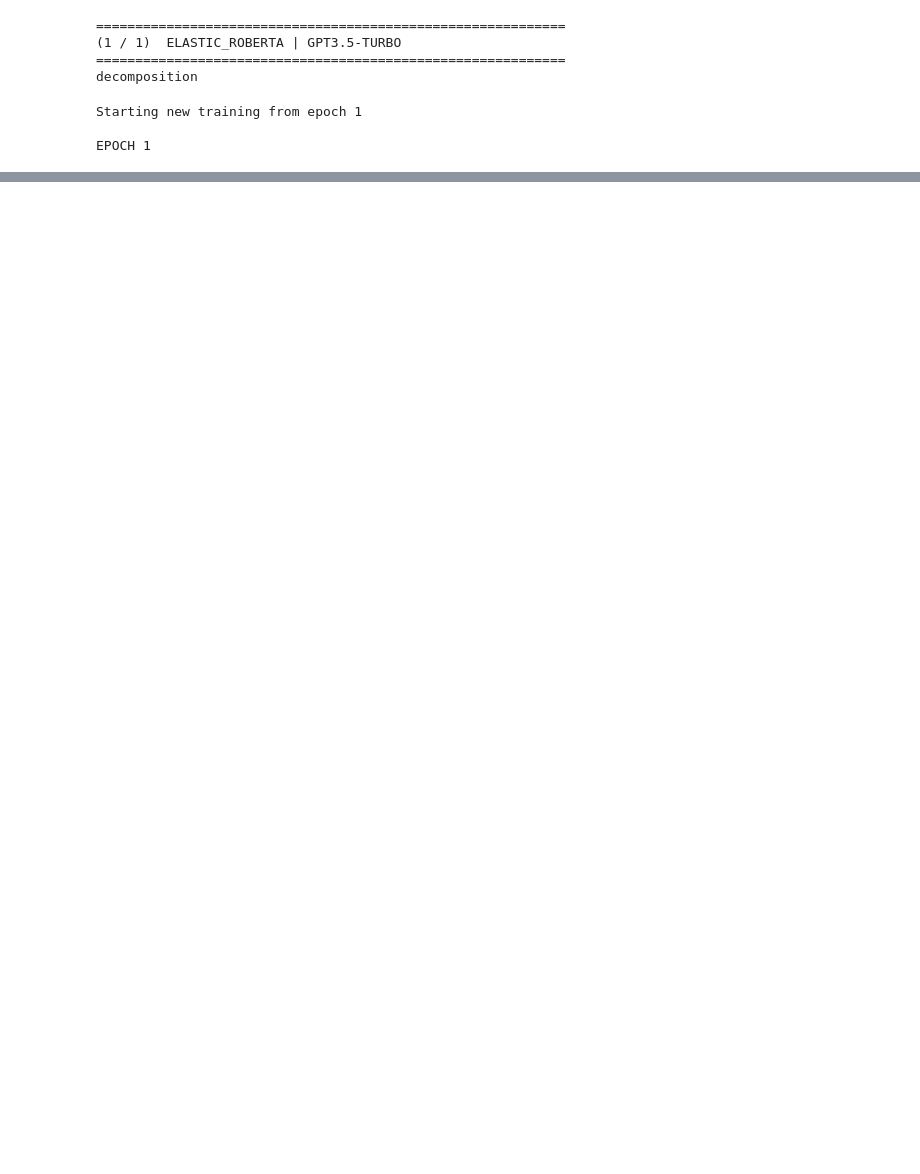
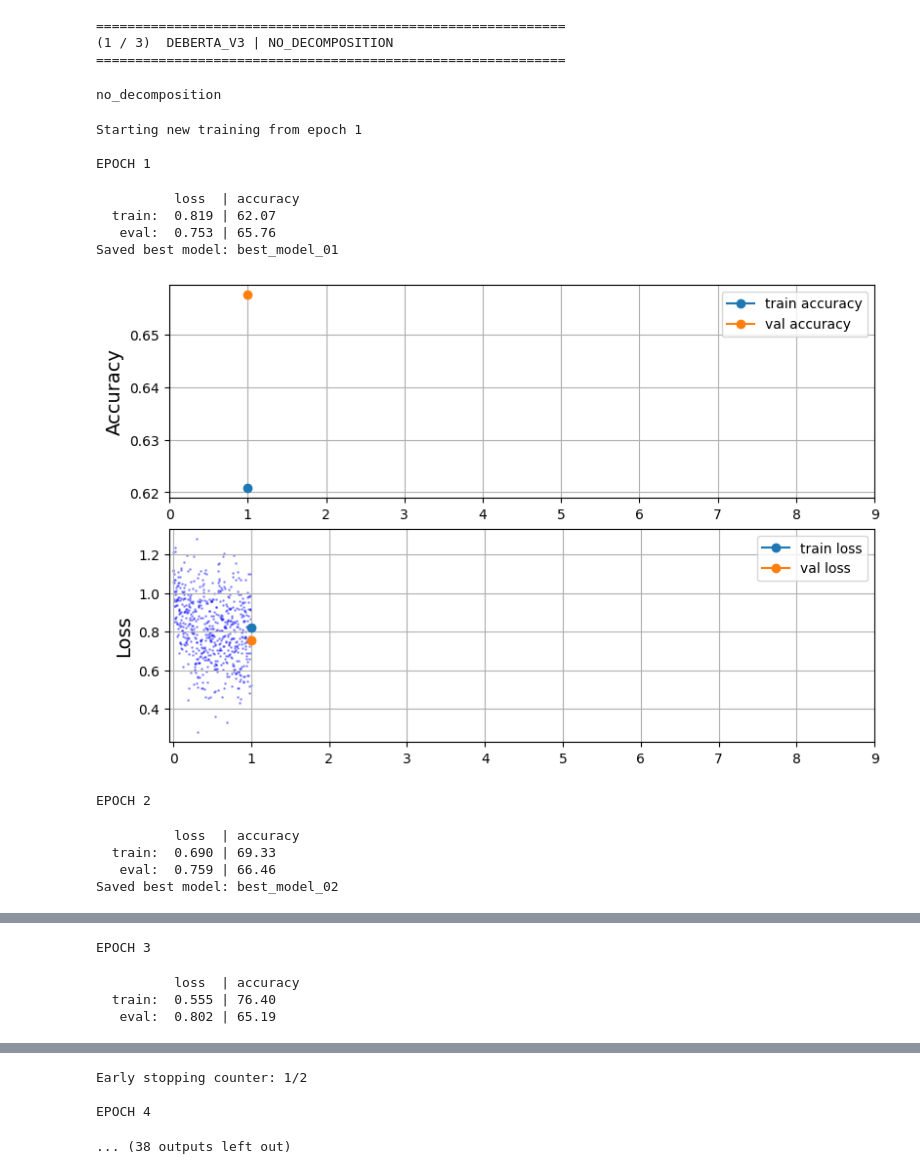
Before and after one commit to sgol13/tudelft-nlp-fact-checking, a Jupyter notebook: notebooks/train_all.ipynb, the cells around one changed output, grey strips where cells are left out. Drawn from its saved outputs; the diff is of its cells as text; code cells hidden in the pictures; blank space fills up the shorter version.

```diff
--- a/notebooks/train_all.ipynb
+++ b/notebooks/train_all.ipynb
@@ -64,7 +69,9 @@ CUDA: 1, use NVIDIA A100-SXM4-40GB
 %autoreload
 
 config = [
-    (ELASTIC_ROBERTA_CONFIG, GPT3_5_TURBO),
+    (DEBERTA_V3_CONFIG, NO_DECOMPOSITION),
+    (DEBERTA_V3_CONFIG, GPT3_5_TURBO),
+    (DEBERTA_V3_CONFIG, FLANT5),
 ]
 
 print(len(config))
@@ -89,37 +98,47 @@ for i, (model_config, decomposition) in enumerate(config):
     train_claims = read_data(data_path(decomposition, 'train'))[:DATA_LIMIT]
     val_claims = read_data(data_path(decomposition, 'val'))[:DATA_LIMIT]
     test_claims = read_data(data_path(decomposition, 'test'))[:DATA_LIMIT]
 
     data_processor = QuantempProcessor(tokenizer_type(), decomposition=decomposition)
     train_dataset = data_processor.transform(train_claims)
     val_dataset = data_processor.transform(val_claims)
     test_dataset = data_processor.transform(test_claims)
 
     model = model_type().to(device)
 
     training = ClassificationTraining(
         model_name=f"{model_name}_{decomposition}",
         train_dataset=train_dataset,
         val_dataset=val_dataset,
         model=model,
         optimizer=torch.optim.AdamW(model.parameters(), lr=2e-5, eps=1e-8),
         loss_function=nn.CrossEntropyLoss(),
         batch_size=16,
         device=device,
-        random_state=50
+        random_state=49
     )
 
     training.start_new_training()
-    training.train(epochs=20, patience=3)
+    training.train(epochs=20, patience=2)
     training.evaluate_best_model(test_claims, test_dataset)
 
     t1 = time()
     print(f"Time: {(t1 - t0) / 60:.2f} min")
 # %% [output]
 ============================================================
-(1 / 1)  ELASTIC_ROBERTA | GPT3.5-TURBO
+(1 / 3)  DEBERTA_V3 | NO_DECOMPOSITION
 ============================================================
-decomposition
-Starting new training from epoch 1
-
-EPOCH 1
+no_decomposition
+Starting new training from epoch 1
+
+EPOCH 1
+          loss  | accuracy
+  train:  0.819 | 62.07
+   eval:  0.753 | 65.76
+Saved best model: best_model_01
+[figure, added]
+EPOCH 2
+          loss  | accuracy
+  train:  0.690 | 69.33
+   eval:  0.759 | 66.46
+Saved best model: best_model_02
@@ -125,0 +146,4 @@ EPOCH 1
+EPOCH 3
+          loss  | accuracy
+  train:  0.555 | 76.40
+   eval:  0.802 | 65.19
@@ -125,0 +151,4 @@ EPOCH 1
+Early stopping counter: 1/2
+
+EPOCH 4
+... (38 outputs left out)
```
Also changed, not shown: parts of 4 cells of this notebook, 19 other files.
